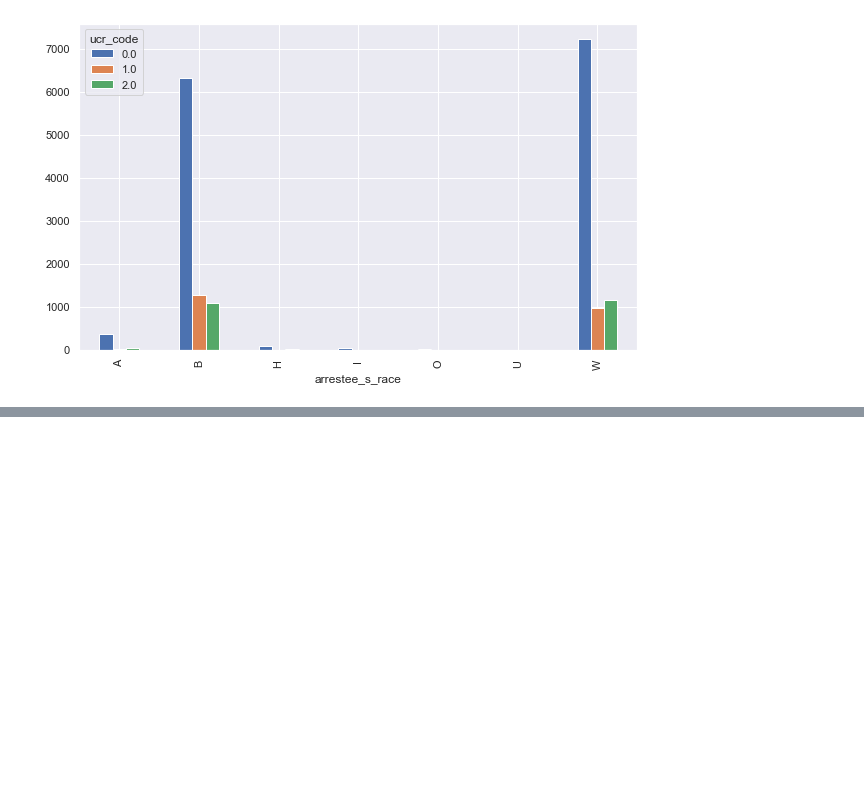
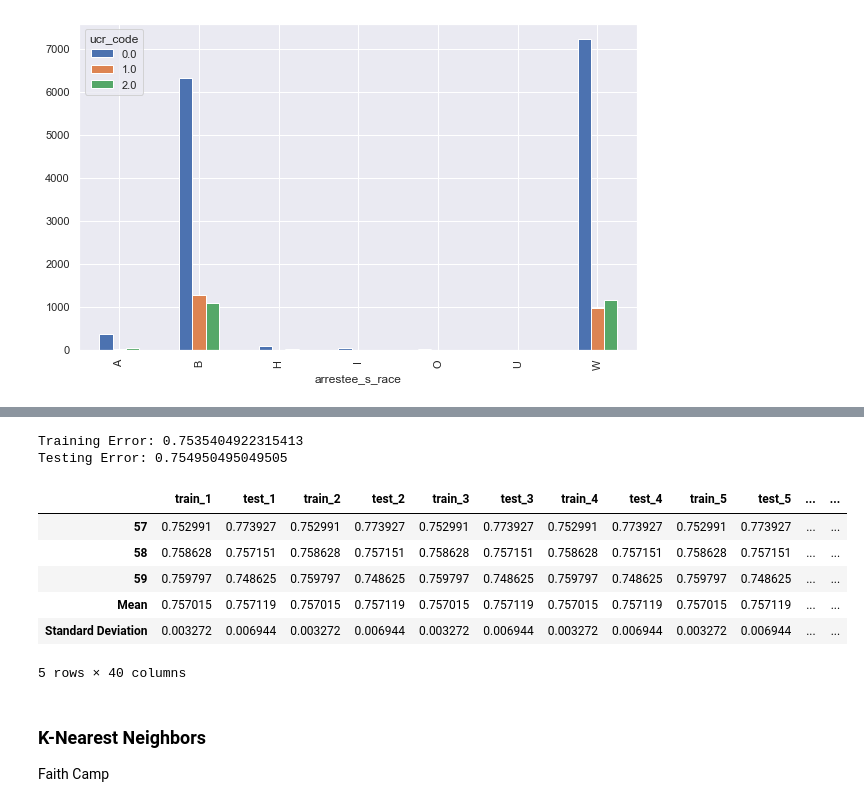
Before and after one commit to ConnorNelson1/Data_Analysis-Group-Project, a Jupyter notebook: CV_Group_Presentation.01-Copy1.ipynb, the cells around one changed output, grey strips where cells are left out. Saved outputs shown, nothing was run; the diff lists cells and outputs as text; code cells hidden in the pictures; blank space fills up the shorter version.

Commit message:
Faith & Sandra Edits

```diff
--- a/CV_Group_Presentation.01-Copy1.ipynb
+++ b/CV_Group_Presentation.01-Copy1.ipynb
@@ -466,0 +558,59 @@ temp.plot.bar(ax = ax)
+# %%
+clf2 = QuadraticDiscriminantAnalysis()
+clf2.fit(X_train, y_train)
+print('Training Error: {}'.format(clf.score(X_train, y_train)))
+print('Testing Error: {}'.format(clf.score(X_test, y_test)))
+# %% [output]
+Training Error: 0.7535404922315413
+Testing Error: 0.754950495049505
+# %%
+num = 60
+Xboot = [0]*num
+yboot = [0]*num
+# %%
+n = X.shape[0]
+for s in range(num):
+    sample = np.random.randint(0, n, n)
+    Xboot[s] = X[sample, :]
+    yboot[s] = y[sample]
+# %%
+test = int(0.20*n)
+
+labels = [ ['train_{}'.format(x), 'test_{}'.format(x)] for x in range(1, maxk+1)]
+labels = [x for sublist in labels for x in sublist]
+# %%
+Error = pa.DataFrame(  np.array([0]*num*2*maxk).reshape(num, 2*maxk), columns = labels)
+
+for s in range(num):
+    X_test = Xboot[s][:test]
+    y_test = yboot[s][:test]
+    X_train = Xboot[s][test:]
+    y_train = yboot[s][test:]
+
+    for k in range(maxk):
+        clf = QuadraticDiscriminantAnalysis()
+        clf.fit(X_train, y_train)
+        Error.iloc[s, 2*k] = clf.score(X_train, y_train)
+        Error.iloc[s, 2*k+1] = clf.score(X_test, y_test)
+
+Error_mean = [0]*2*maxk
+Error_std = [0]*2*maxk
+for c in range(2*maxk):
+    Error_mean[c] = np.mean(Error.iloc[:num, c])
+    Error_std[c] = np.std(Error.iloc[:num, c])
+
+Error = Error.append( pa.Series(Error_mean, index=Error.columns), ignore_index=True)
+Error = Error.append( pa.Series(Error_std, index=Error.columns), ignore_index=True)
+Error.index = list(range(num)) + ['Mean', 'Standard Deviation']
+Error.tail()
+# %% [output]
+|  | train_1 | test_1 | train_2 | test_2 | train_3 | test_3 | train_4 | test_4 | train_5 | test_5 | ... | ... |
+| 57 | 0.752991 | 0.773927 | 0.752991 | 0.773927 | 0.752991 | 0.773927 | 0.752991 | 0.773927 | 0.752991 | 0.773927 | ... | ... |
+| 58 | 0.758628 | 0.757151 | 0.758628 | 0.757151 | 0.758628 | 0.757151 | 0.758628 | 0.757151 | 0.758628 | 0.757151 | ... | ... |
+| 59 | 0.759797 | 0.748625 | 0.759797 | 0.748625 | 0.759797 | 0.748625 | 0.759797 | 0.748625 | 0.759797 | 0.748625 | ... | ... |
+| Mean | 0.757015 | 0.757119 | 0.757015 | 0.757119 | 0.757015 | 0.757119 | 0.757015 | 0.757119 | 0.757015 | 0.757119 | ... | ... |
+| Standard Deviation | 0.003272 | 0.006944 | 0.003272 | 0.006944 | 0.003272 | 0.006944 | 0.003272 | 0.006944 | 0.003272 | 0.006944 | ... | ... |
+5 rows × 40 columns
+# %% [markdown]
+### K-Nearest Neighbors
+Faith Camp
```
Also changed, not shown: parts of 30 cells of this notebook, 2 other files.
